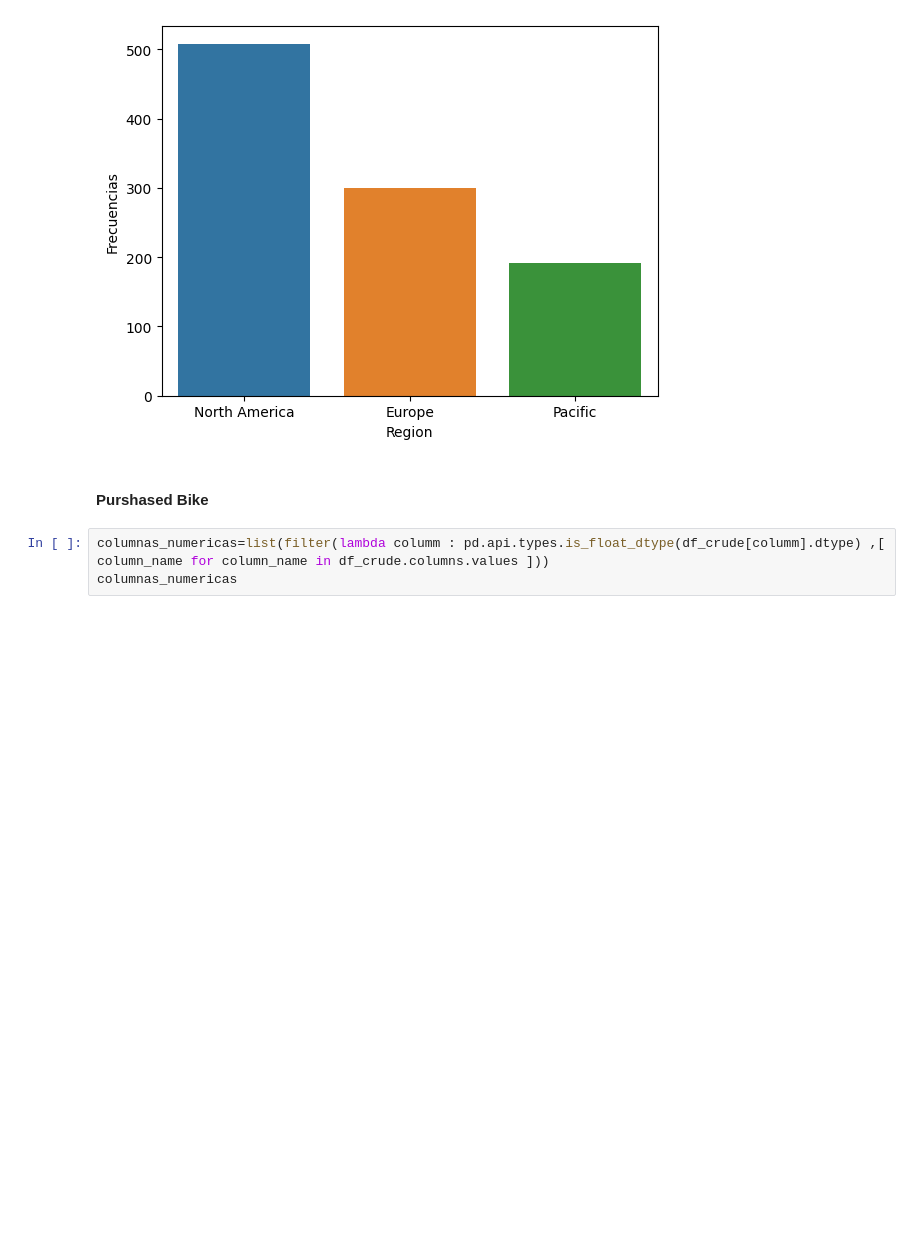
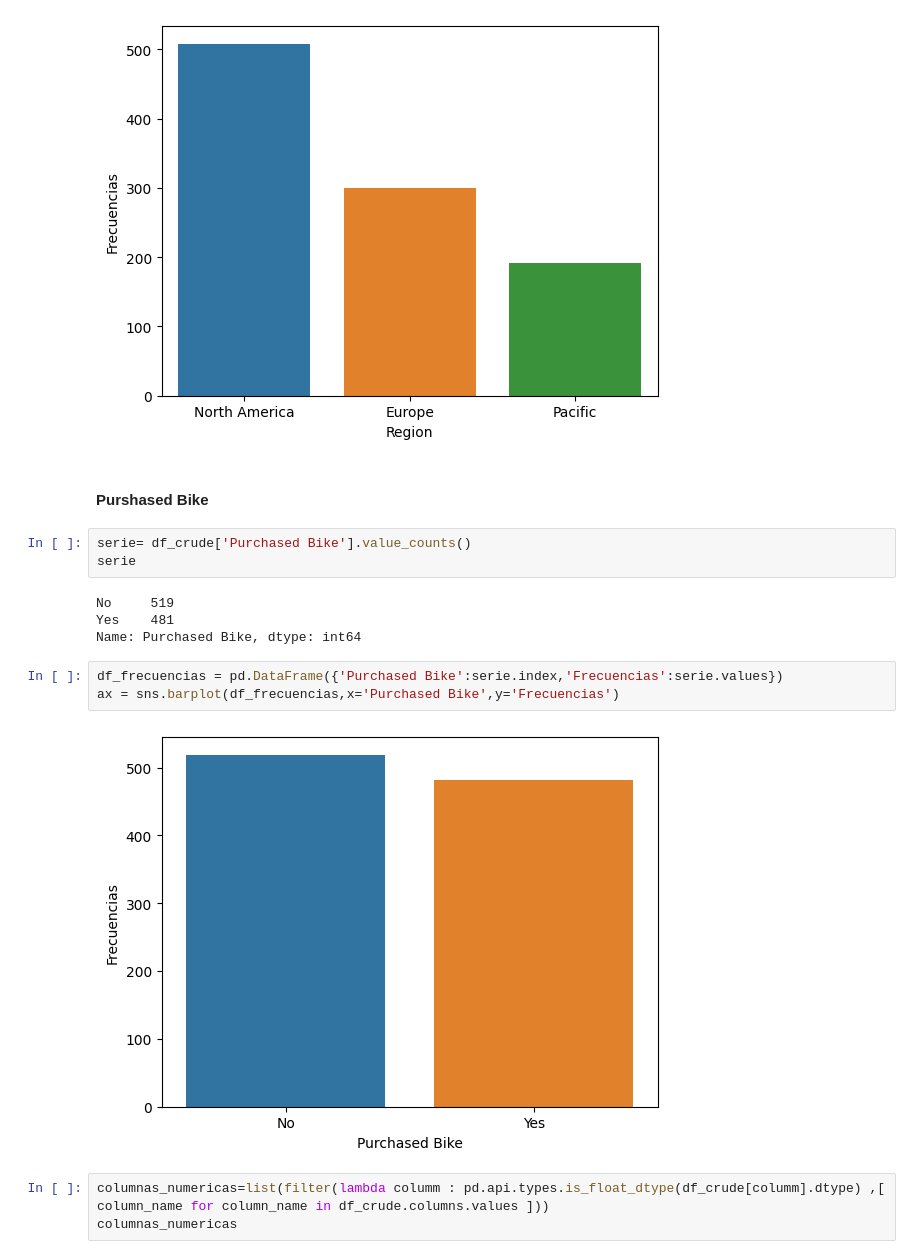
Before and after one commit to JosephRamirez-F4fu/FDS-2023-1-CC52, a Jupyter notebook: code/02_Comprension_datos.ipynb, the cells around one changed output. Saved outputs shown, nothing was run; the diff lists cells and outputs as text; blank space fills up the shorter version.

```diff
--- a/code/02_Comprension_datos.ipynb
+++ b/code/02_Comprension_datos.ipynb
@@ -250,6 +250,18 @@ ax = sns.barplot(df_frecuencias,x='Region',y='Frecuencias')
 [figure]
 # %% [markdown]
 #### Purshased Bike
+# %%
+serie= df_crude['Purchased Bike'].value_counts()
+serie
+# %% [output]
+No     519
+Yes    481
+Name: Purchased Bike, dtype: int64
+# %%
+df_frecuencias = pd.DataFrame({'Purchased Bike':serie.index,'Frecuencias':serie.values})
+ax = sns.barplot(df_frecuencias,x='Purchased Bike',y='Frecuencias')
+# %% [output]
+[figure, added]
 # %%
 columnas_numericas=list(filter(lambda columm : pd.api.types.is_float_dtype(df_crude[columm].dtype) ,[ column_name for column_name in df_crude.columns.values ]))
 columnas_numericas
```
Also changed, not shown: parts of 7 cells of this notebook, 3 other files.
